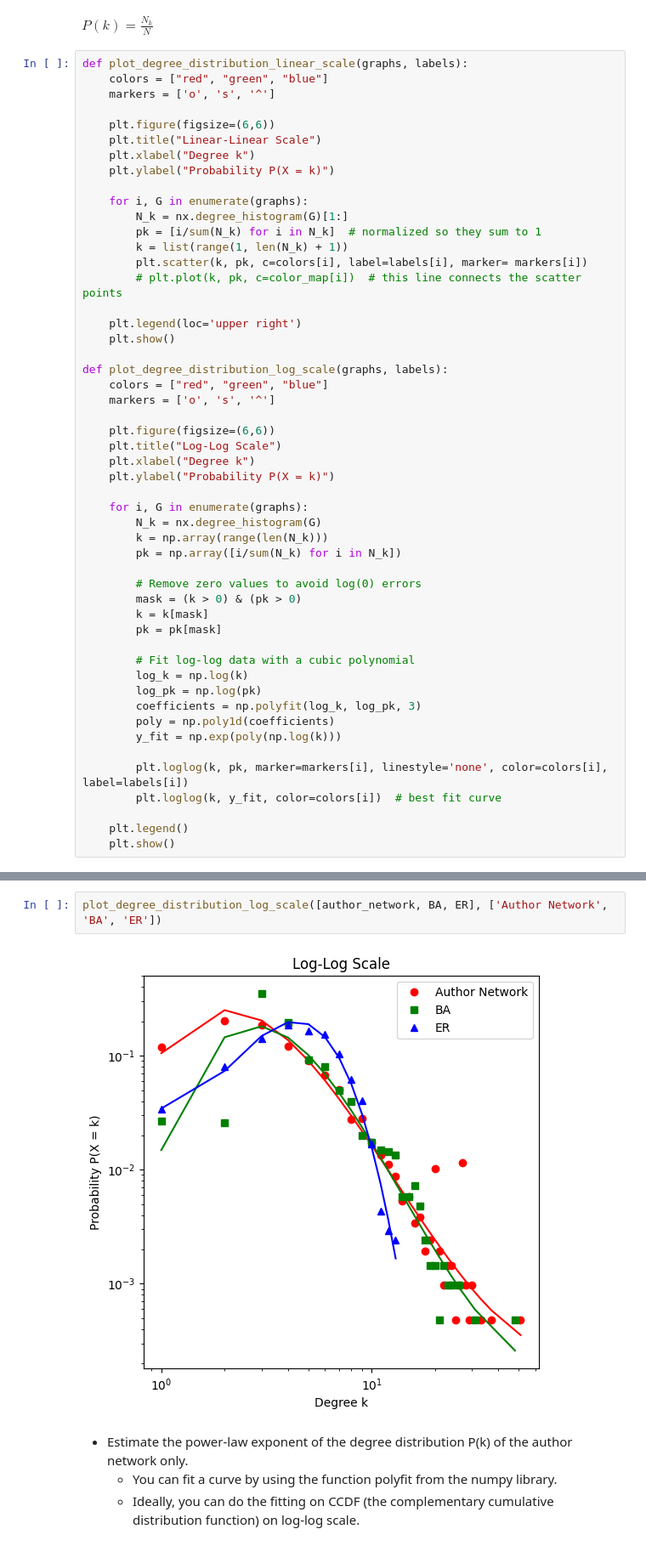
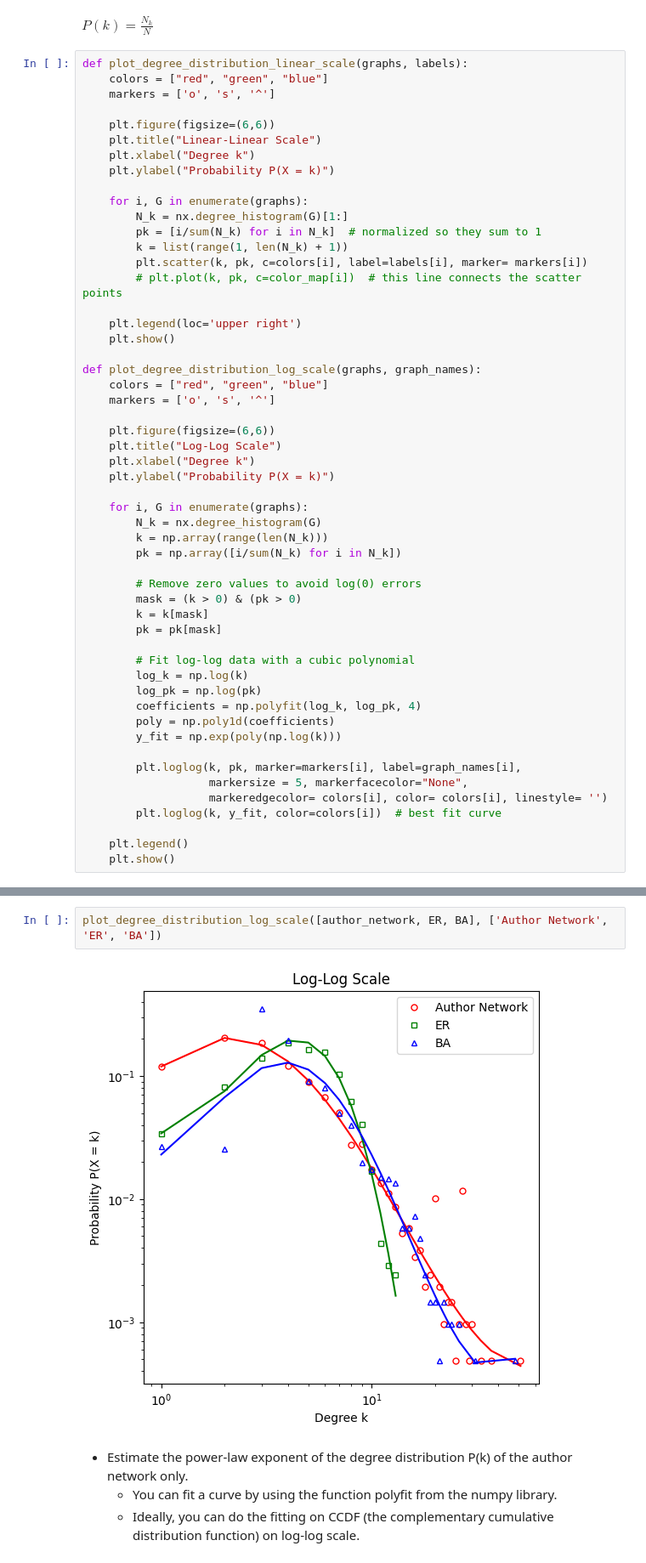
Before and after one commit to ignRyann/author-network-analysis, a Jupyter notebook: coursework1.ipynb, the cells around one changed output, grey strips where cells are left out. Shown: that part at 85% size. Saved outputs shown, nothing was run; the diff lists cells and outputs as text.

```diff
--- a/coursework1.ipynb
+++ b/coursework1.ipynb
@@ -147,7 +145,7 @@ def plot_degree_distribution_linear_scale(graphs, labels):
     plt.legend(loc='upper right')
     plt.show()
 
-def plot_degree_distribution_log_scale(graphs, labels):
+def plot_degree_distribution_log_scale(graphs, graph_names):
     colors = ["red", "green", "blue"]
     markers = ['o', 's', '^']
 
@@ -169,11 +167,13 @@ def plot_degree_distribution_log_scale(graphs, labels):
         # Fit log-log data with a cubic polynomial
         log_k = np.log(k)
         log_pk = np.log(pk)
-        coefficients = np.polyfit(log_k, log_pk, 3)
+        coefficients = np.polyfit(log_k, log_pk, 4)
         poly = np.poly1d(coefficients)
         y_fit = np.exp(poly(np.log(k)))
 
-        plt.loglog(k, pk, marker=markers[i], linestyle='none', color=colors[i], label=labels[i])
+        plt.loglog(k, pk, marker=markers[i], label=graph_names[i],
+                   markersize = 5, markerfacecolor="None",
+                   markeredgecolor= colors[i], color= colors[i], linestyle= '')
         plt.loglog(k, y_fit, color=colors[i])  # best fit curve
 
     plt.legend()
@@ -185,7 +185,7 @@ plot_degree_distribution_linear_scale([author_network, BA, ER], ['Author Network
 # %%
-plot_degree_distribution_log_scale([author_network, BA, ER], ['Author Network', 'BA', 'ER'])
+plot_degree_distribution_log_scale([author_network, ER, BA], ['Author Network', 'ER', 'BA'])
 # %% [output]
-[figure, old version]
+[figure, new version]
 # %% [markdown]
 - Estimate the power-law exponent of the degree distribution P(k) of the author
 network only.
```
Also changed, not shown: parts of 24 cells of this notebook, 1 other file.
